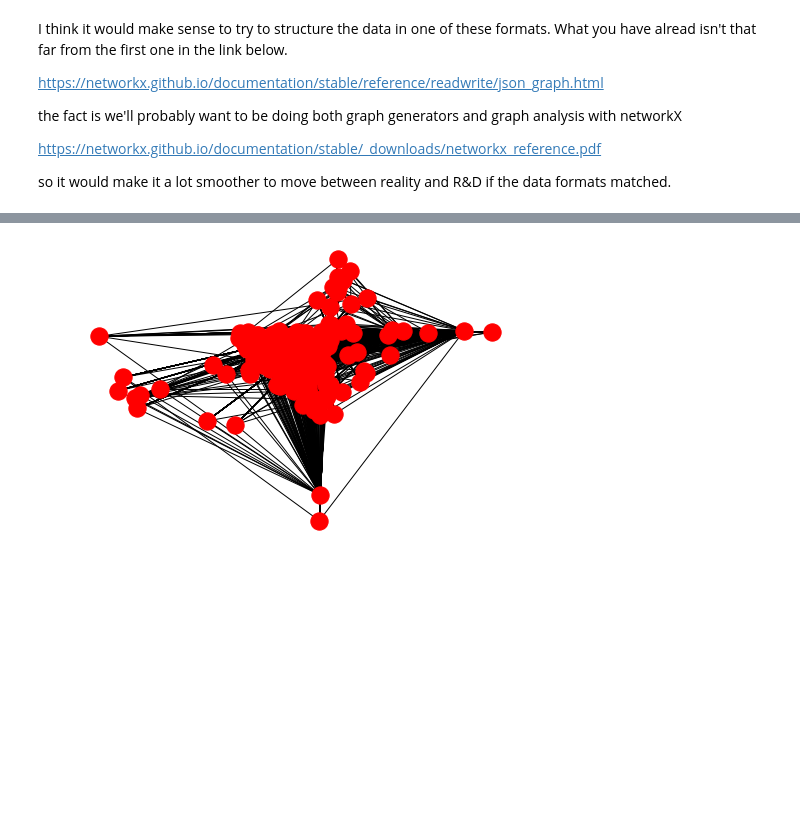
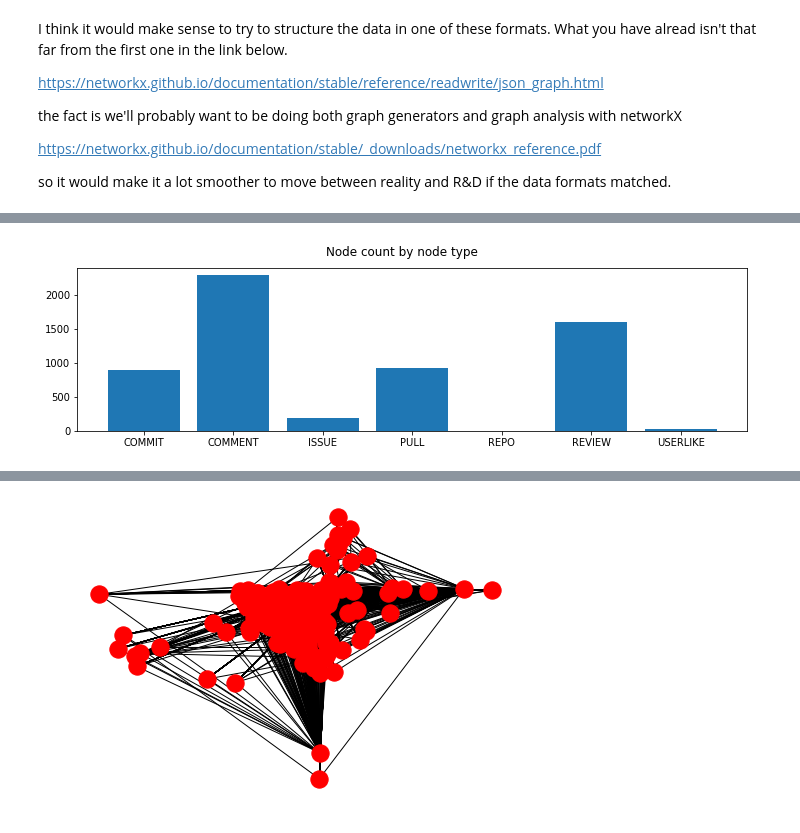
Before and after one commit to satyaki-mallick/research, a Jupyter notebook: sample_graph_EDA/sample_graph_inspection_notebook.ipynb, the cells around one changed output, grey strips where cells are left out. Saved outputs shown, nothing was run; the diff lists cells and outputs as text; code cells hidden in the pictures; blank space fills up the shorter version.

```diff
--- a/sample_graph_EDA/sample_graph_inspection_notebook.ipynb
+++ b/sample_graph_EDA/sample_graph_inspection_notebook.ipynb
@@ -189,0 +75,13 @@ plt.yscale('log')
+# %%
+def nodeCountBarChart():
+    node_count = Counter()
+    for n in G.nodes(data=True):
+        node_count[n[1]["type"]] += 1
+
+    (fig, ax) = plt.subplots(figsize=(12,3))
+    ax.bar(node_count.keys(), node_count.values())
+    fig.suptitle('Node count by node type')
+    plt.show()
+nodeCountBarChart()
+# %% [output]
+[figure, added]
```
Also changed, not shown: parts of 27 cells of this notebook.
